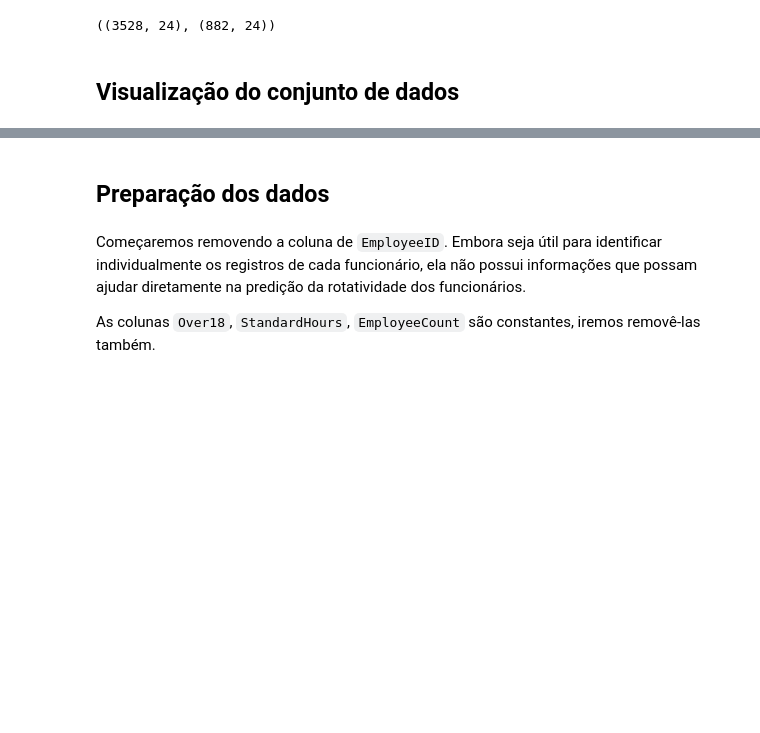
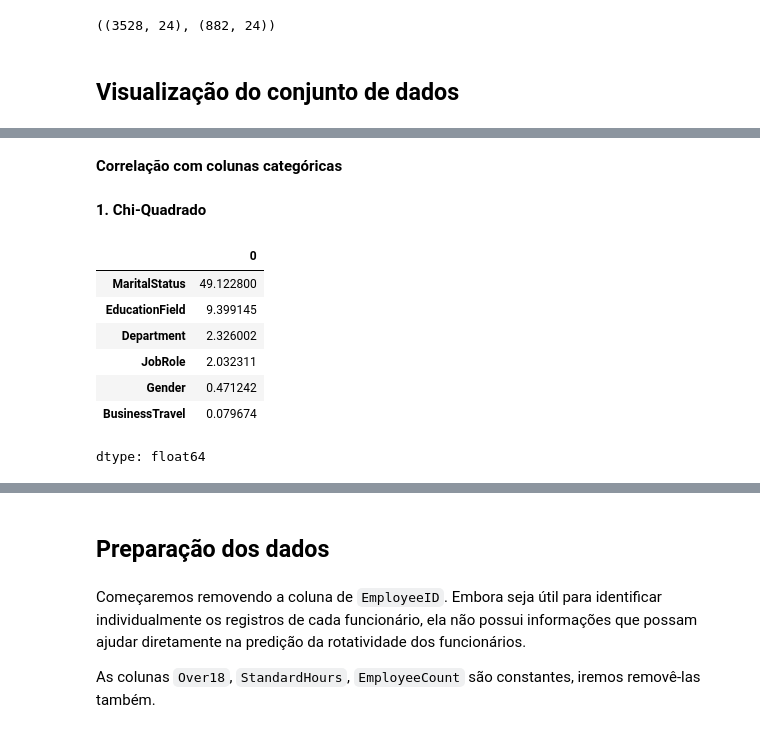
Before and after one commit to amandatz/employee-attrition-analysis, a Jupyter notebook: solution.ipynb, the cells around one changed output, grey strips where cells are left out. Cells and saved outputs as stored; diff of their text form; code cells hidden in the pictures; blank space fills up the shorter version.

```diff
--- a/solution.ipynb
+++ b/solution.ipynb
@@ -198,0 +202,22 @@ Over18               NaN           NaN    NaN
+# %% [markdown]
+**Correlação com colunas categóricas**
+# %% [markdown]
+**1. Chi-Quadrado**
+# %%
+from sklearn.feature_selection import chi2
+from sklearn.preprocessing import LabelEncoder
+
+label_encoded = employees_analysis[categorical_cols].apply(LabelEncoder().fit_transform)
+
+chi_scores, _ = chi2(pd.get_dummies(label_encoded), employees_analysis_y)
+categorical_scores = pd.Series(chi_scores, index=categorical_cols)
+categorical_scores.sort_values(ascending=False)
+# %% [output]
+|  | 0 |
+| MaritalStatus | 49.122800 |
+| EducationField | 9.399145 |
+| Department | 2.326002 |
+| JobRole | 2.032311 |
+| Gender | 0.471242 |
+| BusinessTravel | 0.079674 |
+dtype: float64
```
Also changed, not shown: parts of 15 cells of this notebook.
